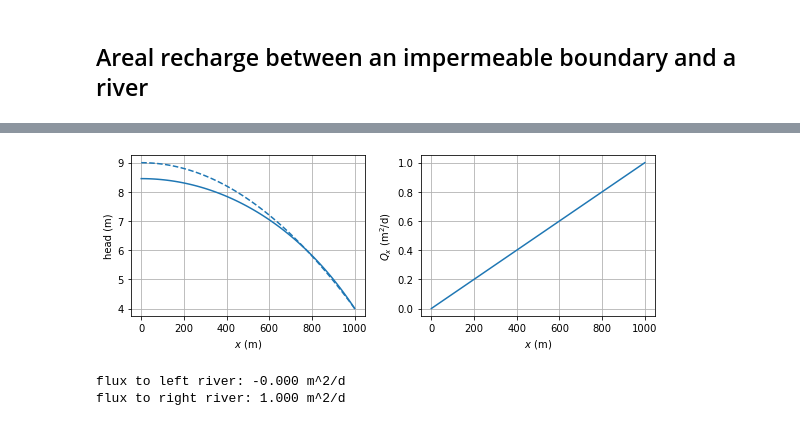
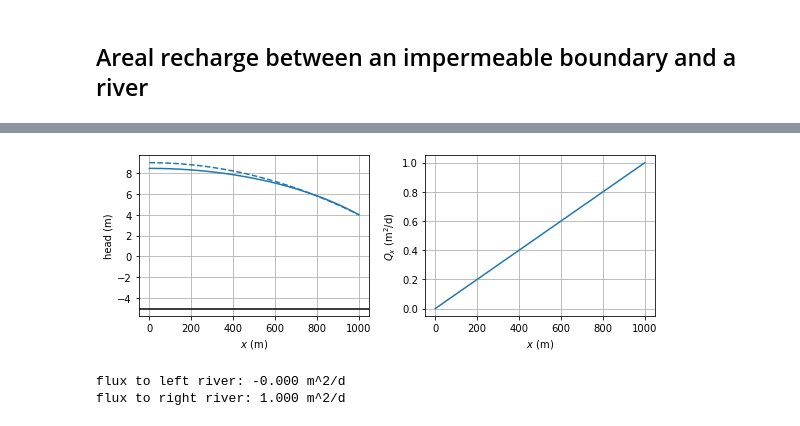
Before and after one commit to pythongroundwaterbook/analytic_gw_book, a Jupyter notebook: chapter3/chapter3_bakker_post.ipynb, the cells around one changed output, grey strips where cells are left out. Saved outputs shown, nothing was run; the diff lists cells and outputs as text; code cells hidden in the pictures.

```diff
--- a/chapter3/chapter3_bakker_post.ipynb
+++ b/chapter3/chapter3_bakker_post.ipynb
@@ -44,18 +44,19 @@ Qx = N * x
 # %%
 # basic plot
 plt.subplot(121)
 plt.plot(x, h)
 plt.plot(x, happrox, 'C0--')
+plt.axhline(zb, color='k')
 plt.grid()
 plt.xlabel('$x$ (m)')
 plt.ylabel('head (m)')
 plt.subplot(122)
 plt.plot(x, Qx)
 plt.grid()
 plt.xlabel('$x$ (m)')
 plt.ylabel('$Q_x$ (m$^2$/d)');
 # %% [output]
-[figure, old version]
+[figure, new version]
 # %%
 print(f'flux to left river: {-Qx[0]:.3f} m^2/d')
 print(f'flux to right river: {Qx[-1]:.3f} m^2/d')
```
Also changed, not shown: parts of 1 cell of this notebook, 5 other files.
